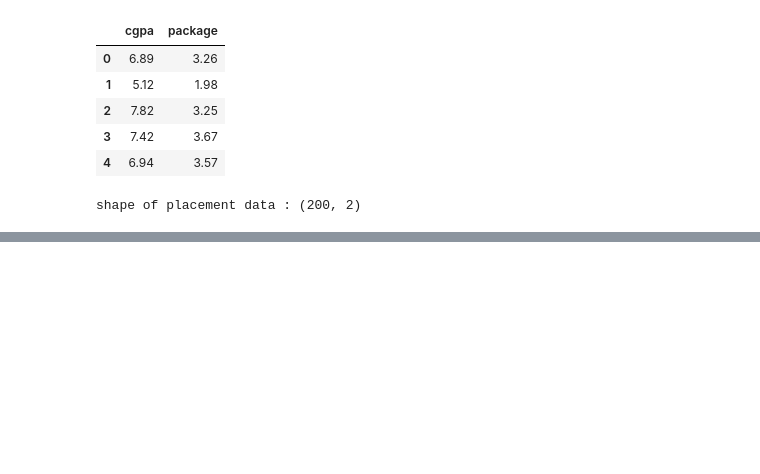
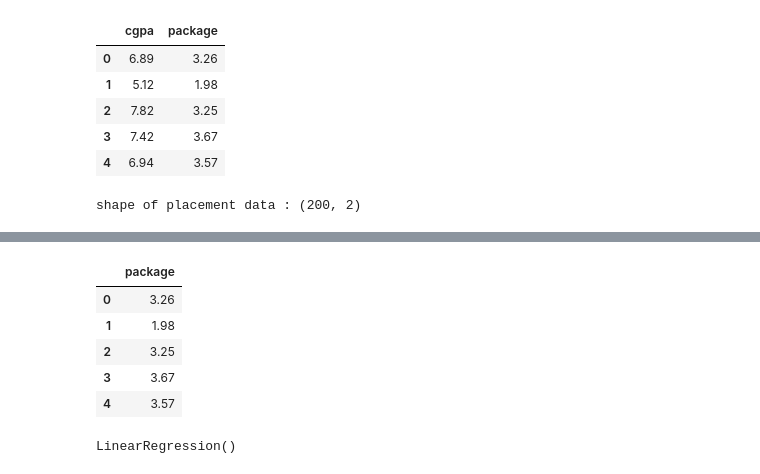
Before and after one commit to superbhawesh/ml, a Jupyter notebook: LinearRegration.ipynb, the cells around one changed output, grey strips where cells are left out. Drawn from its saved outputs; the diff is of its cells as text; code cells hidden in the pictures; blank space fills up the shorter version.

```diff
--- a/LinearRegration.ipynb
+++ b/LinearRegration.ipynb
@@ -45,0 +73,11 @@ data2.head()
+# %%
+# crating series of package for training and testing model
+y = plcdata2.iloc[:, 1:]
+y.head()
+# %% [output]
+|  | package |
+| 0 | 3.26 |
+| 1 | 1.98 |
+| 2 | 3.25 |
+| 3 | 3.67 |
+| 4 | 3.57 |
@@ -45,0 +97,10 @@ data2.head()
+# %%
+# creating object of LinearRegression class
+
+lr = LinearRegression()
+
+# training the Linear Regression model by fit(input_test_data, output_test_data) one of attributes/ method of LR class
+
+lr.fit(x_test, y_test)
+# %% [output]
+LinearRegression()
```
Also changed, not shown: parts of 21 cells of this notebook.
